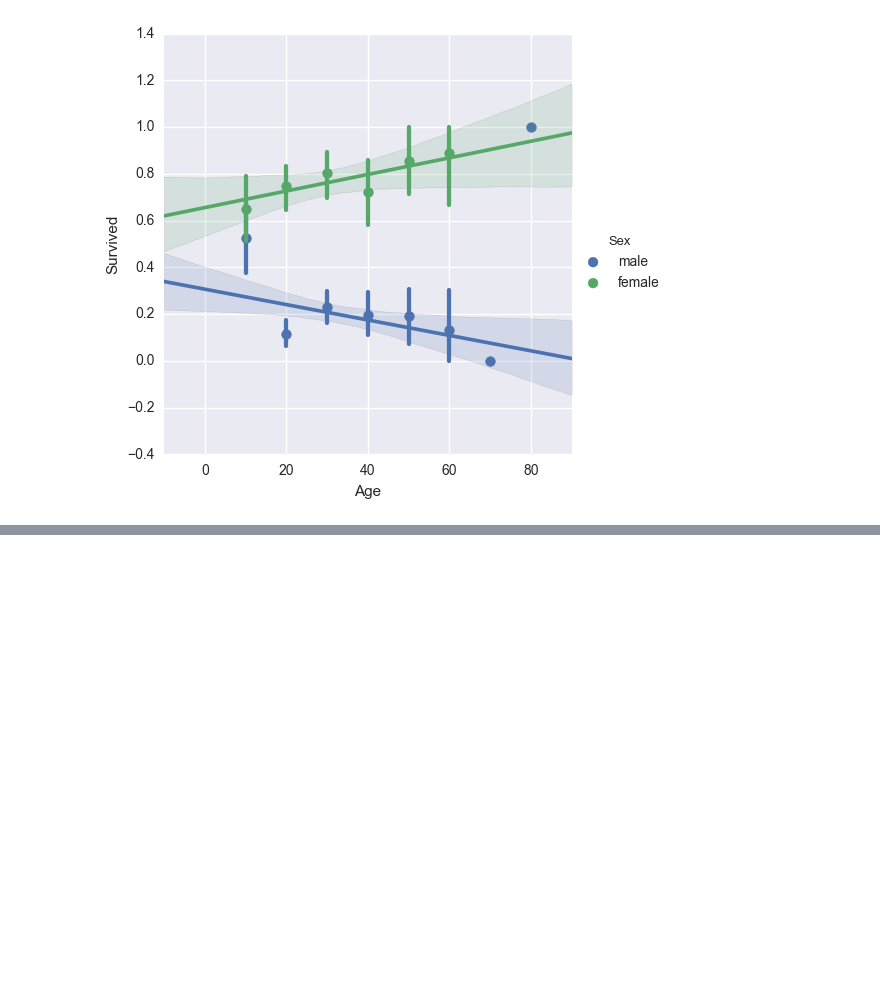
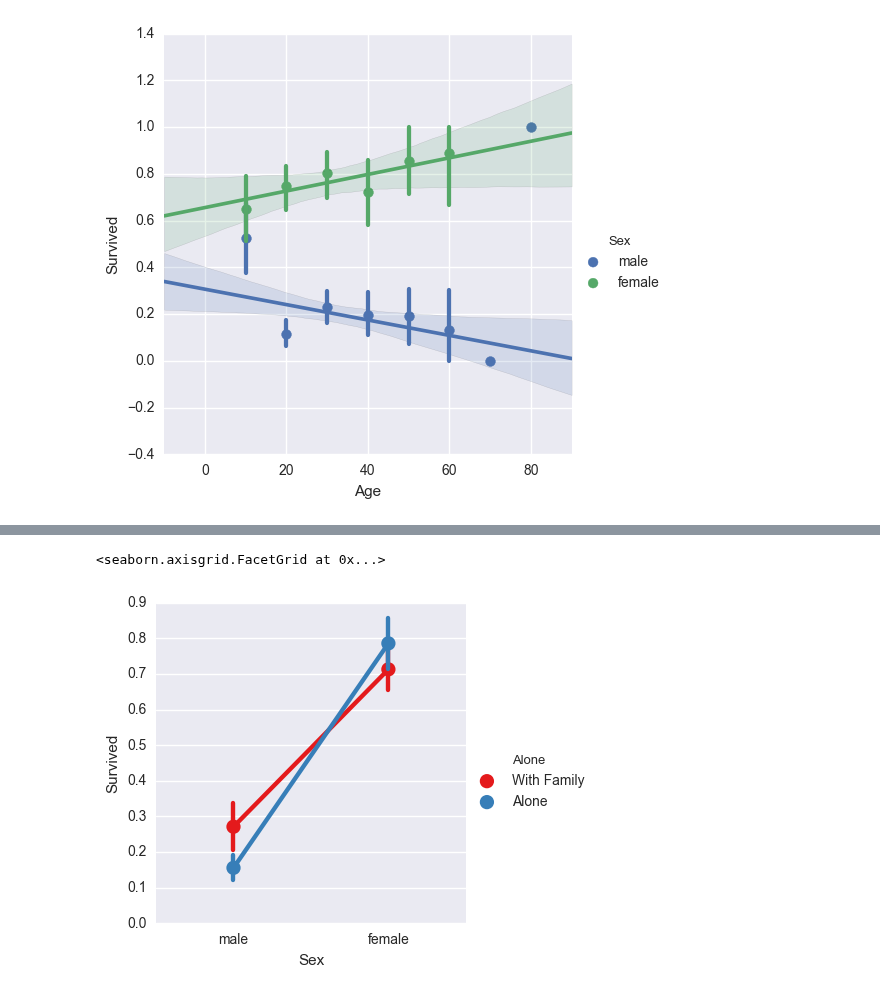
Before and after one commit to thatguyandy27/python-sandbox, a Jupyter notebook: l9/Titanic Intro Project.ipynb, the cells around one changed output, grey strips where cells are left out. Saved outputs shown, nothing was run; the diff lists cells and outputs as text; code cells hidden in the pictures; blank space fills up the shorter version.

```diff
--- a/l9/Titanic Intro Project.ipynb
+++ b/l9/Titanic Intro Project.ipynb
@@ -206,0 +217,5 @@ sns.lmplot('Age', 'Survived', data=titanic_df, hue='Sex', x_bins=generations)
+# %%
+sns.factorplot('Sex', 'Survived', data=titanic_df, palette = 'Set1', hue='Alone')
+# %% [output]
+<seaborn.axisgrid.FacetGrid at 0x...>
+[figure, added]
```
Also changed, not shown: parts of 2 cells of this notebook.
